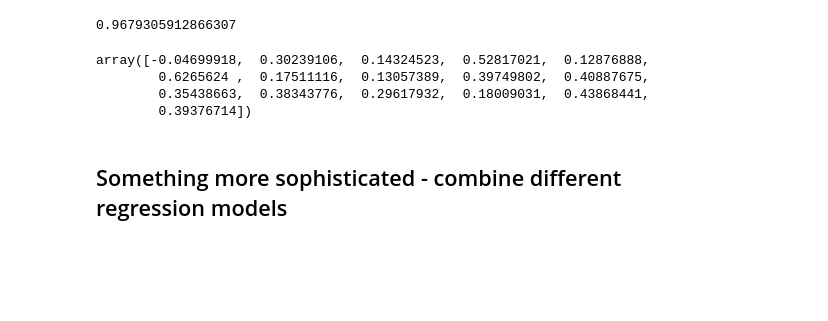
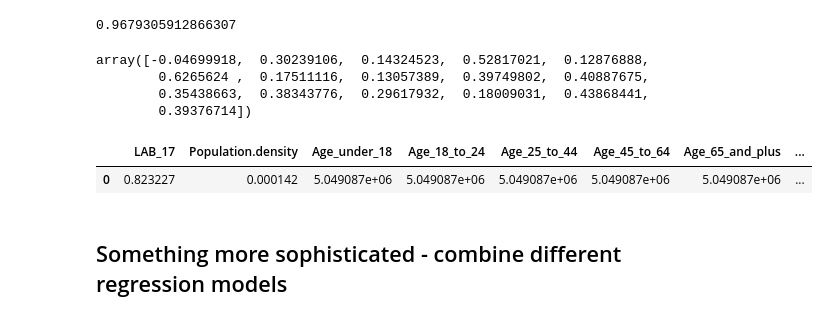
Before and after one commit to annarailton/super-waffle, a Jupyter notebook: analysis.ipynb, the cells around one changed output. Cells and saved outputs as stored; diff of their text form; code cells hidden in the pictures; blank space fills up the shorter version.

Commit message:
Add coefficients

```diff
--- a/analysis.ipynb
+++ b/analysis.ipynb
@@ -227,6 +227,13 @@ array([-0.04699918,  0.30239106,  0.14324523,  0.52817021,  0.12876888,
         0.6265624 ,  0.17511116,  0.13057389,  0.39749802,  0.40887675,
         0.35438663,  0.38343776,  0.29617932,  0.18009031,  0.43868441,
         0.39376714])
+# %%
+# Look briefly at coefficients
+lr_coefs = pd.DataFrame([reg.coef_], columns=X.columns)
+lr_coefs
+# %% [output]
+|  | LAB_17 | Population.density | Age_under_18 | Age_18_to_24 | Age_25_to_44 | Age_45_to_64 | Age_65_and_plus | ... |
+| 0 | 0.823227 | 0.000142 | 5.049087e+06 | 5.049087e+06 | 5.049087e+06 | 5.049087e+06 | 5.049087e+06 | ... |
 # %% [markdown]
 ## Something more sophisticated - combine different regression models
 # %%
```
